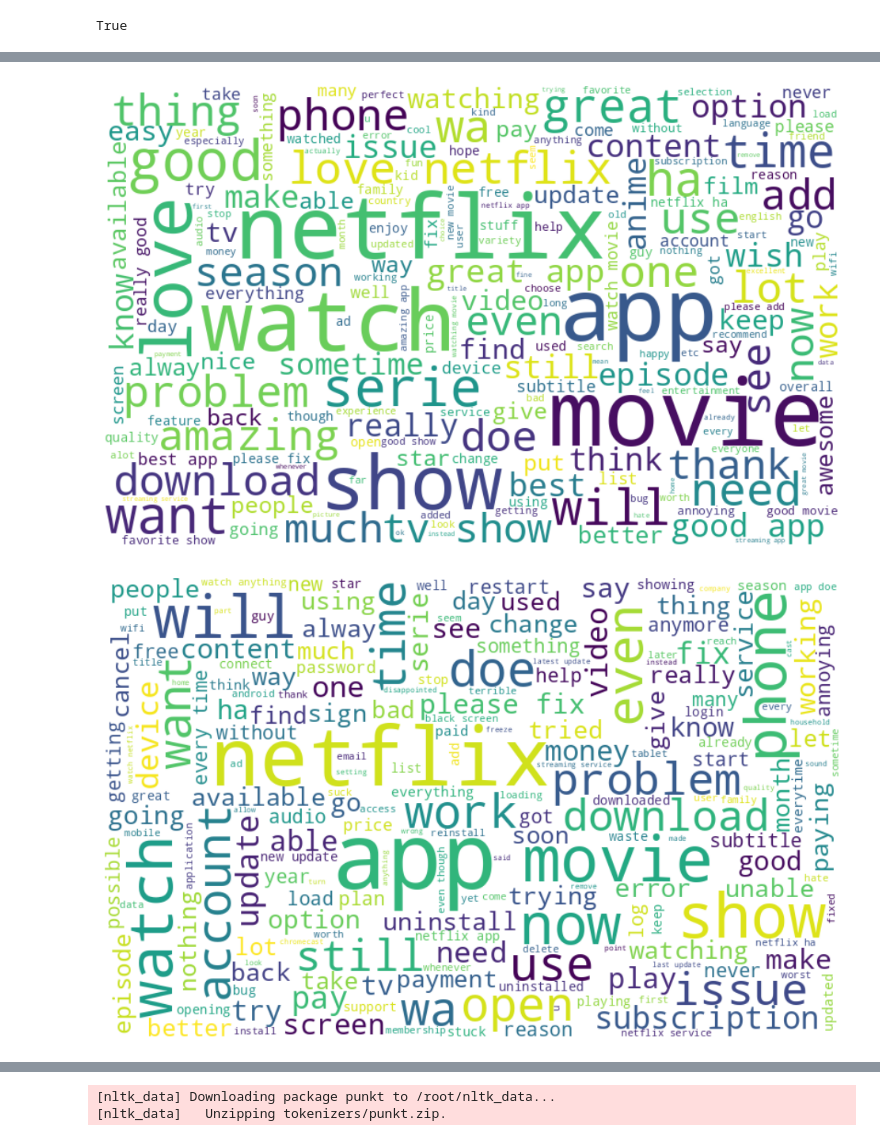
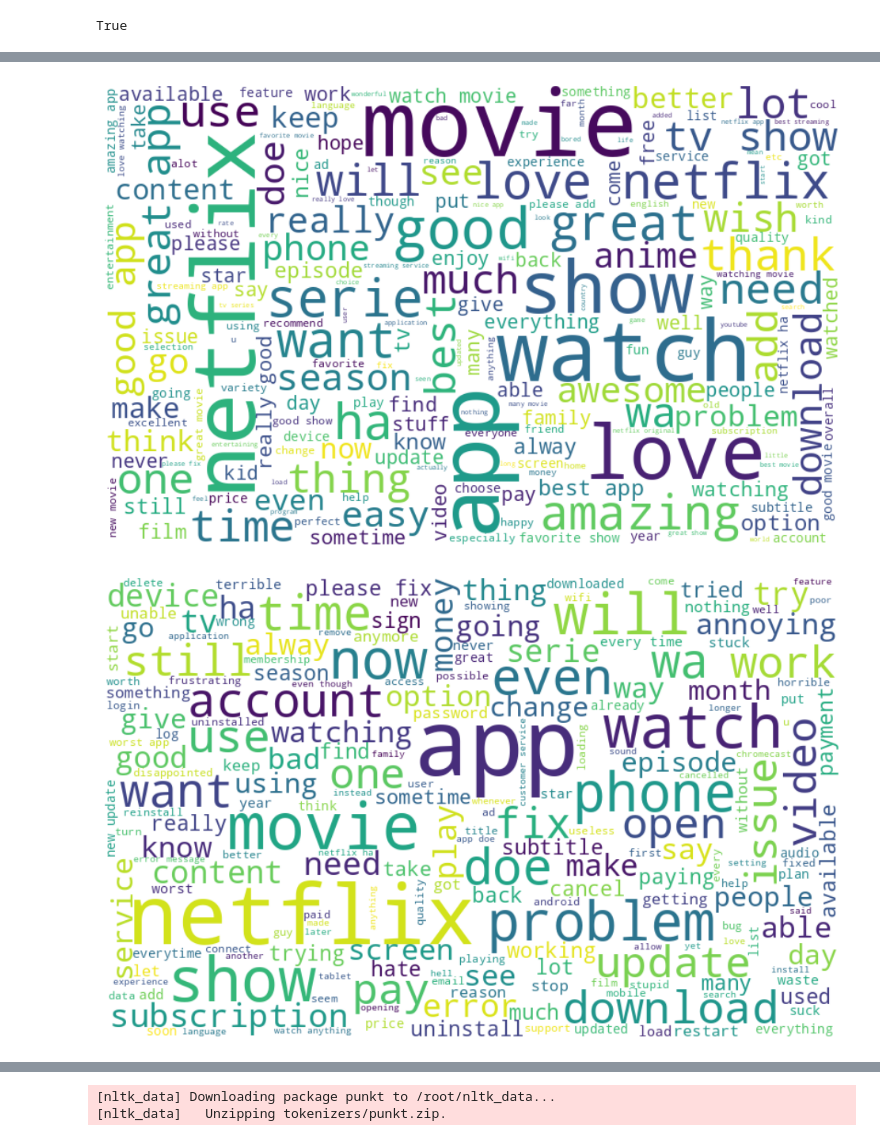
Before and after one commit to adkprakash/sentiment_analysis, a Jupyter notebook: sentiment_analysis.ipynb, the cells around one changed output, grey strips where cells are left out. Cells and saved outputs as stored; diff of their text form; code cells hidden in the pictures.

```diff
--- a/sentiment_analysis.ipynb
+++ b/sentiment_analysis.ipynb
@@ -229,3 +270,5 @@ data['content'] = data['content'].apply(remove_punctuation)
+# %%
+data = data.drop('content', axis=1)
 # %%
 data.head()
 # %% [output]
@@ -237,0 +292,14 @@ data.head()
+# %%
+sia = SentimentIntensityAnalyzer()
+
+def get_sentiment(text):
+    scores = sia.polarity_scores(text)
+    if scores['compound'] >= 0.05:
+        return 'positive'
+    elif scores['compound'] <= -0.05:
+        return 'negative'
+    else:
+        return 'neutral'
+# %%
+# Apply function
+data['sentiment'] = data['cleaned_content'].apply(get_sentiment)
@@ -250,7 +591,7 @@ def lemmatize_text(text):
   return ' '.join(words)
 
 # Apply the function to the 'content' column (vectorized)
-data['content'] = data['content'].apply(lemmatize_text)
+data['cleaned_content'] = data['cleaned_content'].apply(lemmatize_text)
 # %%
 data.head()
 # %% [output]
@@ -263,23 +604,23 @@ data.head()
 # %%
 from wordcloud import WordCloud
 # %%
-reviews= ' '.join(words for words in data['content'][data['score']== 'positive'].astype(str))
+reviews= ' '.join(words for words in data['cleaned_content'][data['sentiment']== 'positive'].astype(str))
 worldcloud= WordCloud(width=800,height=500,max_font_size=100,background_color='white').generate(reviews)
 plt.figure(figsize=(12,10))
 plt.imshow(worldcloud.generate(reviews),interpolation='bilinear')
 plt.axis('off')
 plt.show()
 # %% [output]
-[figure, old version]
+[figure, new version]
 # %%
-reviews= ' '.join(words for words in data['content'][data['score']== 'negative'].astype(str))
+reviews= ' '.join(words for words in data['cleaned_content'][data['sentiment']== 'negative'].astype(str))
 worldcloud= WordCloud(width=800,height=500,max_font_size=100,background_color='white').generate(reviews)
 plt.figure(figsize=(12,10))
 plt.imshow(worldcloud.generate(reviews),interpolation='bilinear')
 plt.axis('off')
 plt.show()
 # %% [output]
-[figure, old version]
+[figure, new version]
 # %%
 data.head()
 # %% [output]
```
Also changed, not shown: parts of 103 cells of this notebook.
